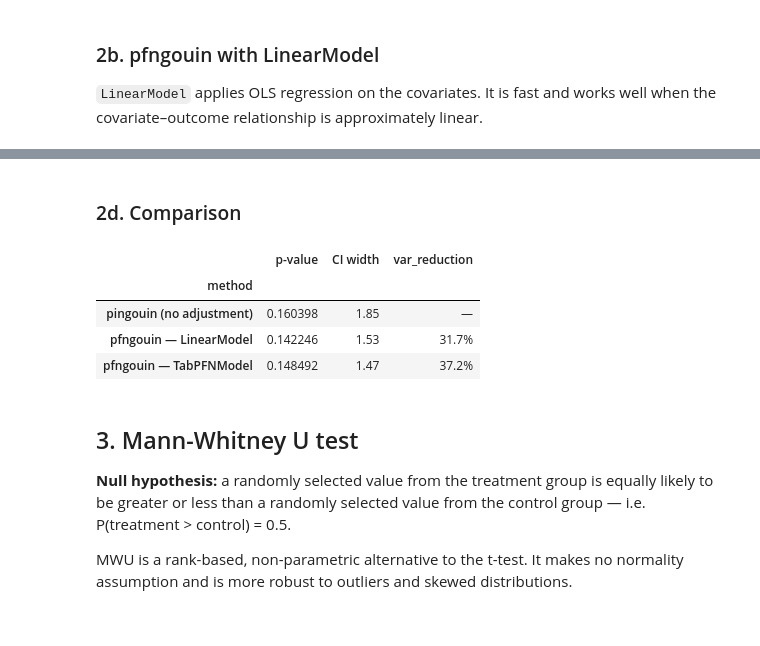
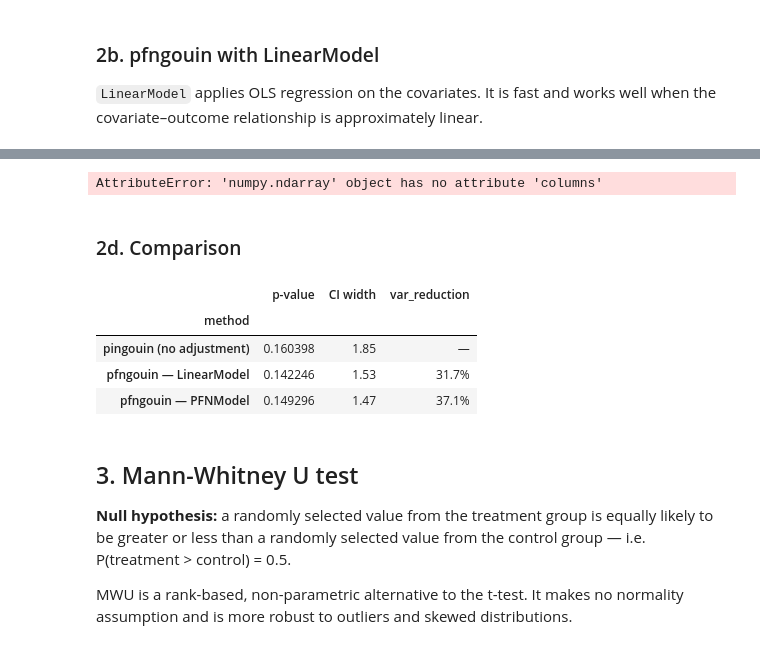
Before and after one commit to RickardKarl/pfngouin, a Jupyter notebook: notebooks/tutorial.ipynb, the cells around one changed output, grey strips where cells are left out. Saved outputs shown, nothing was run; the diff lists cells and outputs as text; code cells hidden in the pictures.

```diff
--- a/notebooks/tutorial.ipynb
+++ b/notebooks/tutorial.ipynb
@@ -31,11 +32,11 @@ This setup is designed to be challenging for linear models, making nonlinear cov
 # %%
-from pfngouin.datasets import make_experiment_data
+from tests._data import make_experiment_data
 
 data = make_experiment_data(N=2_000, effect=0.9, seed=42)
-control = data["control"]
-treatment = data["treatment"]
-X_ctrl = data["X_ctrl"]
-X_trt = data["X_trt"]
+control = data.loc[data["group"] == "control", "outcome"].to_numpy()
+treatment = data.loc[data["group"] == "treatment", "outcome"].to_numpy()
+X_ctrl = data.loc[data["group"] == "control", ["pre1", "pre2", "pre3"]].to_numpy()
+X_trt = data.loc[data["group"] == "treatment", ["pre1", "pre2", "pre3"]].to_numpy()
 
 print(
     f"Control   — n: {len(control)},   mean: {control.mean():.3f}, std: {control.std():.3f}"
@@ -53,3 +58,10 @@ Observed difference: 0.664  (true effect: 0.9)
+# %%
+from tests._data import make_experiment_data
+
+data_historical = make_experiment_data(N=2_000, effect=0.5, seed=42)
+
+context_store = pfg.ContextStore()
+context_store.add('historical_experiment', data_historical)
 # %% [markdown]
 ## 2. T-test
 
@@ -97,3 +111,17 @@ result_tabpfn_ttest
+# %%
+inference_engine = pfg.InferenceEngine(model=pfg.PFNModel(backend='tabpfn-client'),
+                                       context_store=context_store)
+
+result_pfn_ttest = pfg.ttest(
+    control,
+    treatment,
+    covariates_control=X_ctrl,
+    covariates_treatment=X_trt,
+    model=inference_engine
+)
+result_pfn_ttest
+# %% [output]
+AttributeError: 'numpy.ndarray' object has no attribute 'columns'
 # %% [markdown]
 ### 2d. Comparison
 # %%
@@ -104,38 +132,38 @@ def ci_width(result):
     ci = result["CI95"].values[0]
     return ci[1] - ci[0]
 
 
 compare_ttest = pd.DataFrame(
     {
         "method": [
             "pingouin (no adjustment)",
             "pfngouin — LinearModel",
-            "pfngouin — TabPFNModel",
+            "pfngouin — PFNModel",
         ],
         "p-value": [
             result_plain_ttest["p_val"].values[0],
             result_linear_ttest["p_val"].values[0],
-            result_tabpfn_ttest["p_val"].values[0],
+            result_pfn_ttest["p_val"].values[0],
         ],
         "CI width": [
             ci_width(result_plain_ttest),
             ci_width(result_linear_ttest),
-            ci_width(result_tabpfn_ttest),
+            ci_width(result_pfn_ttest),
         ],
         "var_reduction": [
             "—",
             f"{result_linear_ttest['var_reduction'].values[0]:.1%}",
-            f"{result_tabpfn_ttest['var_reduction'].values[0]:.1%}",
+            f"{result_pfn_ttest['var_reduction'].values[0]:.1%}",
         ],
     }
 )
 compare_ttest.set_index("method")
 # %% [output]
 |  | p-value | CI width | var_reduction |
 | method |  |  |  |
 | pingouin (no adjustment) | 0.160398 | 1.85 | — |
 | pfngouin — LinearModel | 0.142246 | 1.53 | 31.7% |
-| pfngouin — TabPFNModel | 0.148492 | 1.47 | 37.2% |
+| pfngouin — PFNModel | 0.149296 | 1.47 | 37.1% |
 # %% [markdown]
 ## 3. Mann-Whitney U test
 
```
Also changed, not shown: parts of 17 cells of this notebook, 29 other files.
